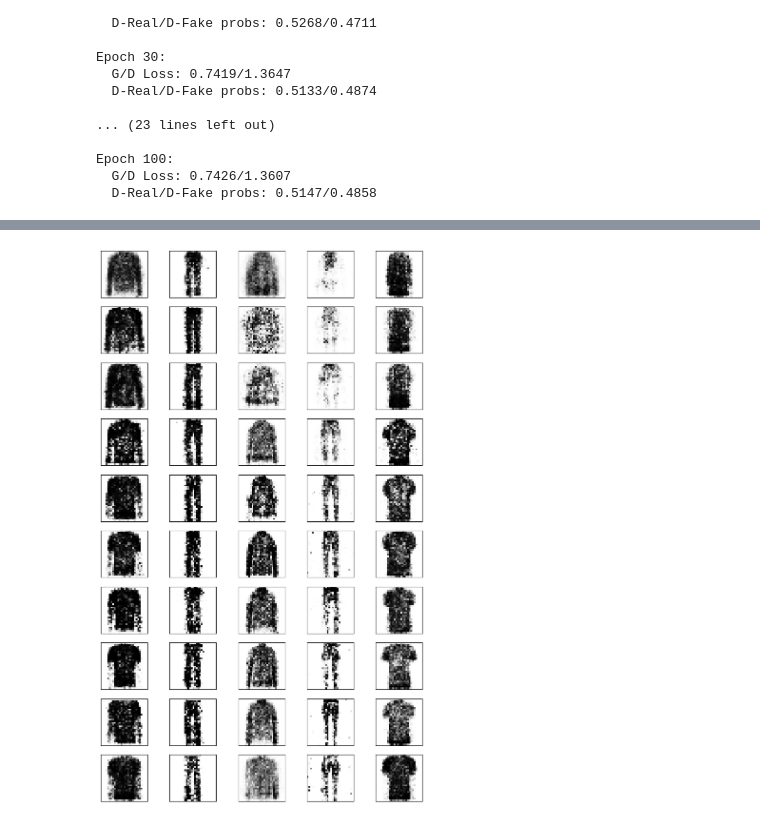
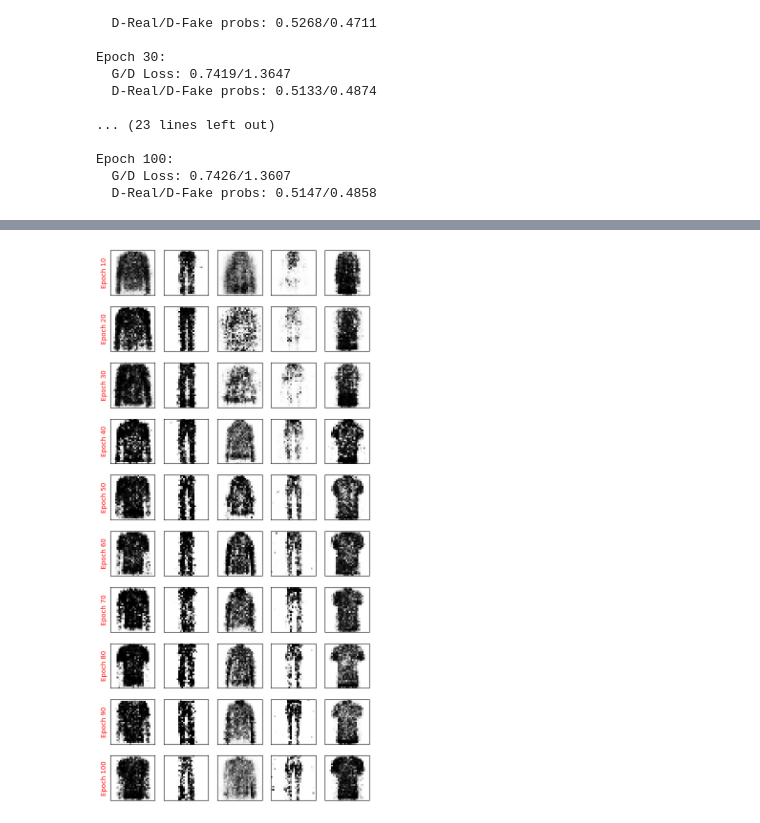
Before and after one commit to mont3413/ML, a Jupyter notebook: GAN_fashion_MNIST/GAN_fashion_mnist.ipynb, the cells around one changed output, grey strips where cells are left out. Drawn from its saved outputs; the diff is of its cells as text; code cells hidden in the pictures.

```diff
--- a/GAN_fashion_MNIST/GAN_fashion_mnist.ipynb
+++ b/GAN_fashion_MNIST/GAN_fashion_mnist.ipynb
@@ -241,12 +240,21 @@ Text(0, 0.5, 'Discriminator output')
 # %%
+stages = np.linspace(log, num_epochs, log).astype(int)
 n_stages = num_epochs // log
-fig = plt.figure(figsize=(9, 15))
+fig = plt.figure(figsize=(7, 15))
 for i in range(n_stages):
   for j in range(5):
     ax = fig.add_subplot(n_stages, 5, i*5+j+1)
     ax.set_xticks([])
     ax.set_yticks([])
     image = epoch_samples[i][j]
     ax.imshow(image, cmap='Grays')
+    if j == 0:
+      ax.text(
+          -0.06, 0.5, f'Epoch {stages[i]}',
+          rotation=90, size=10, color='red',
+          horizontalalignment='right',
+          verticalalignment='center',
+          transform=ax.transAxes
+      )
 # %% [output]
-[figure, old version]
+[figure, new version]
```
Also changed, not shown: parts of 1 cell of this notebook, 3 other files.
